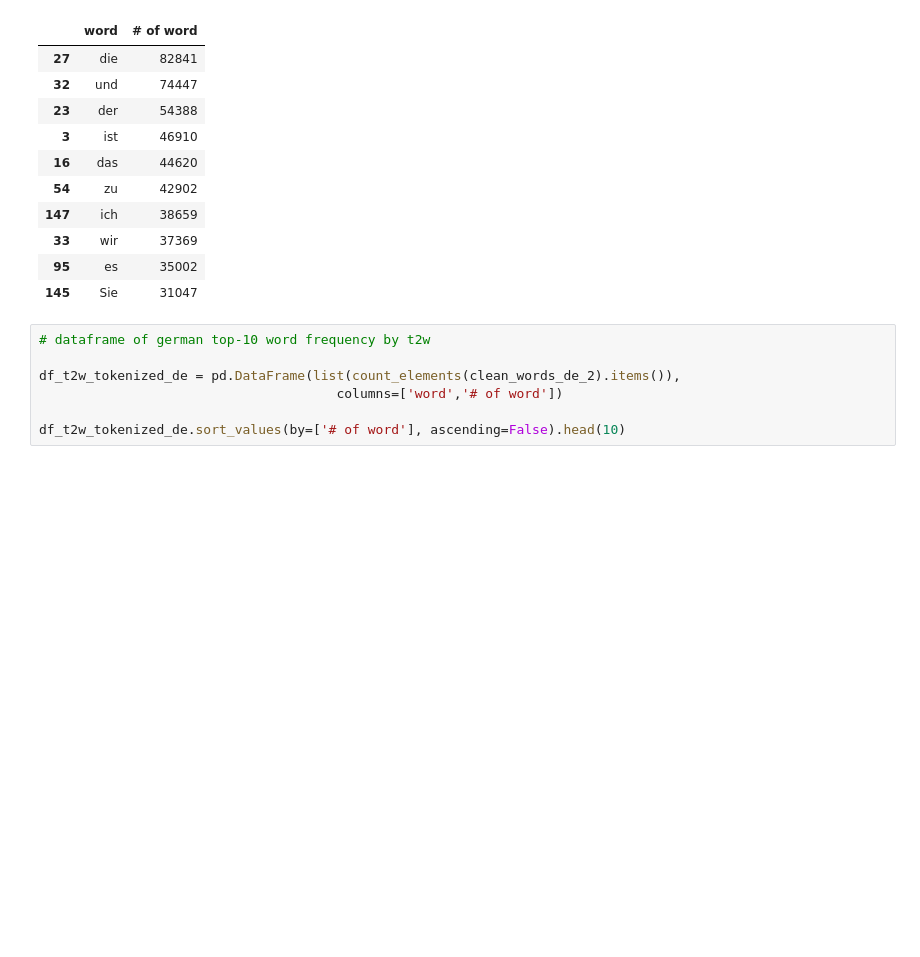
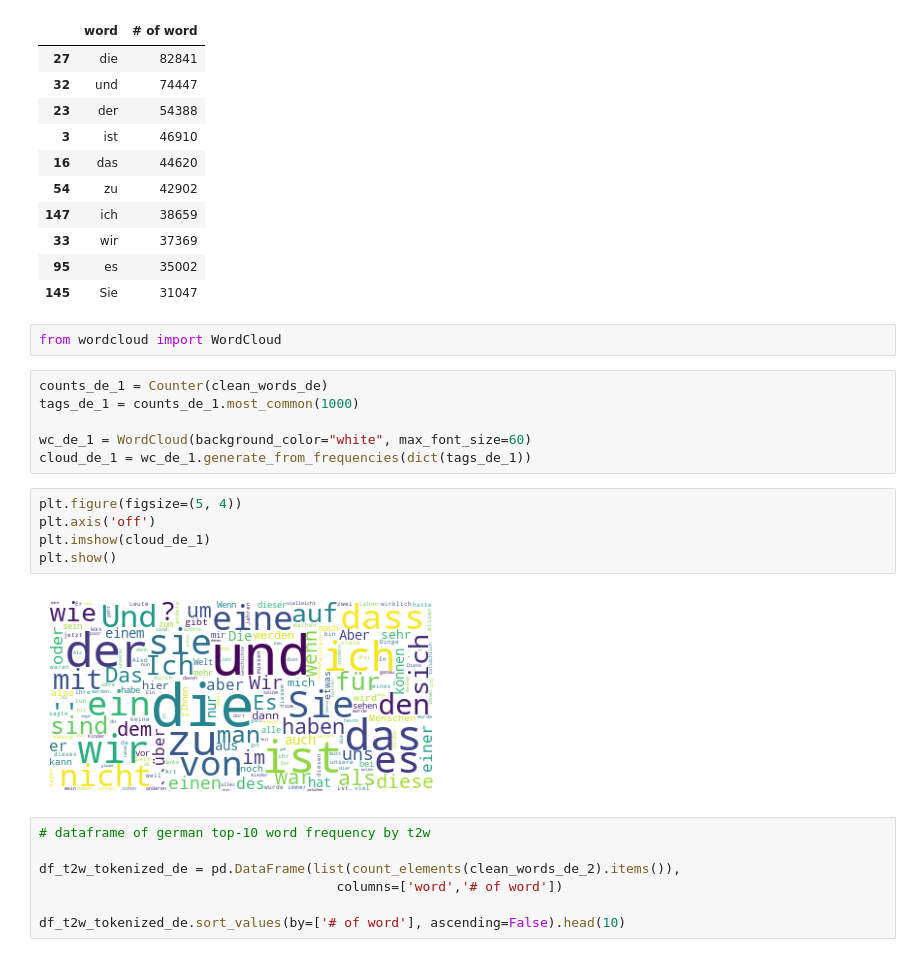
Before and after one commit to Chanwhistle/Transformer_Reimplementation, a Jupyter notebook: Data exploration.ipynb, the cells around one changed output. Cells and saved outputs as stored; diff of their text form; blank space fills up the shorter version.

```diff
--- a/Data exploration.ipynb
+++ b/Data exploration.ipynb
@@ -104,6 +101,21 @@ df_clean_words_de.sort_values(by=['# of word'], ascending=False).head(10)
 | 33 | wir | 37369 |
 | 95 | es | 35002 |
 | 145 | Sie | 31047 |
+# %%
+from wordcloud import WordCloud
+# %%
+counts_de_1 = Counter(clean_words_de)
+tags_de_1 = counts_de_1.most_common(1000)
+
+wc_de_1 = WordCloud(background_color="white", max_font_size=60)
+cloud_de_1 = wc_de_1.generate_from_frequencies(dict(tags_de_1))
+# %%
+plt.figure(figsize=(5, 4))
+plt.axis('off')
+plt.imshow(cloud_de_1)
+plt.show()
+# %% [output]
+[figure, added]
 # %%
 # dataframe of german top-10 word frequency by t2w
 
```
Also changed, not shown: parts of 17 cells of this notebook, 2 other files.
